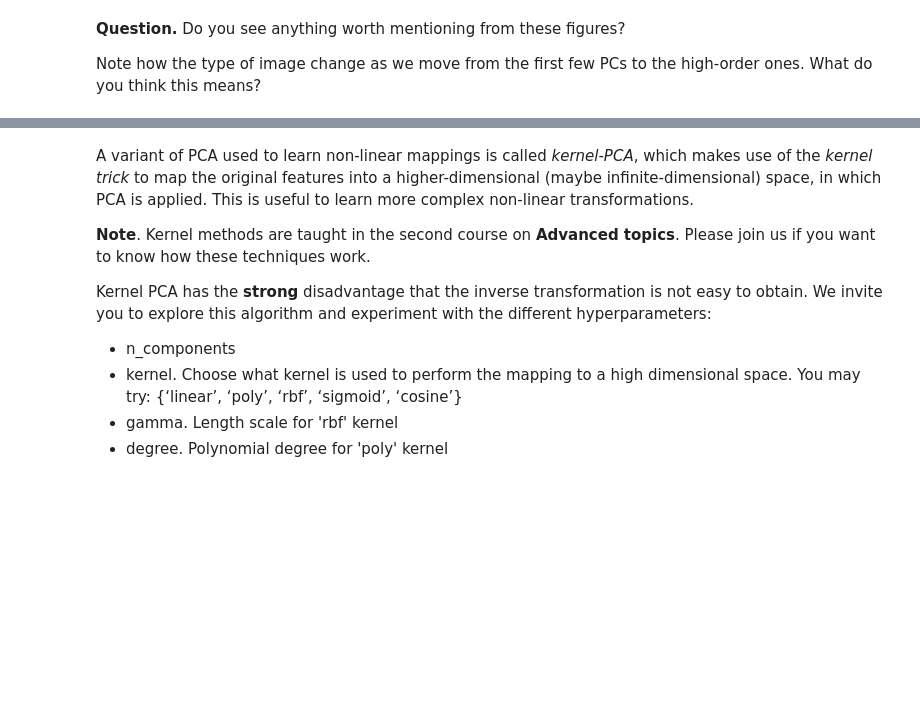
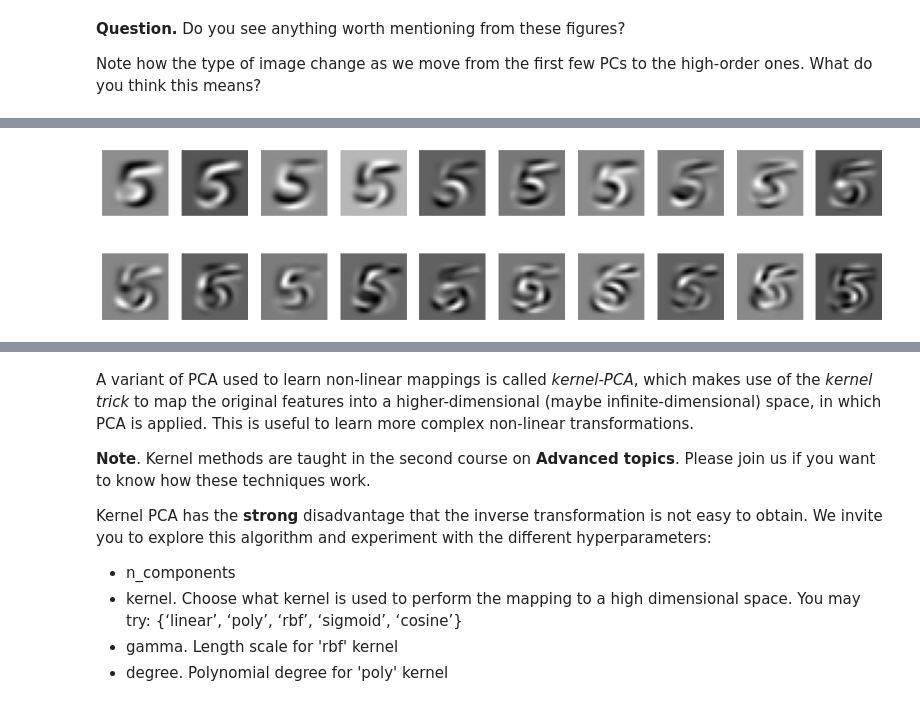
Before and after one commit to exord/btf-pca, a Jupyter notebook: pca.ipynb, the cells around one changed output, grey strips where cells are left out. Drawn from its saved outputs; the diff is of its cells as text; code cells hidden in the pictures; blank space fills up the shorter version.

```diff
--- a/pca.ipynb
+++ b/pca.ipynb
@@ -323,11 +246,0 @@ Before transforming the data, lets plot every pair of features:
-# %%
-fig, axs = plt.subplots(2,3)
-
-for ax,(i,j) in zip(axs.flatten(),[(0,1),(2,3),(0,2),(1,3),(0,3), (1,2)]):
-    ax.scatter(X[:,i], X[:,j],c=t,)
-    ax.set_xlabel(names[i])
-    ax.set_ylabel(names[j])
-
-fig.set_size_inches(10,5)
-fig.tight_layout()
-plt.show()
@@ -354,12 +246,0 @@ print('Is the reconstruction perfect? {}'.format('Yes' if np.allclose(X, X4D_inv
-# %%
-# Let us plot the four features after reconstruction. Compare this with the first plot in this section.
-fig, axs = plt.subplots(2,3)
-
-for ax,(i,j) in zip(axs.flatten(),[(0,1),(2,3),(0,2),(1,3),(0,3), (1,2)]):
-    ax.scatter(X4D_inv[:,i], X4D_inv[:,j],c=t,)
-    ax.set_xlabel(names[i])
-    ax.set_ylabel(names[j])
-
-fig.set_size_inches(10,5)
-fig.tight_layout()
-plt.show()
@@ -482,0 +417,18 @@ plt.imshow(pca.mean_.reshape(28, 28), cmap='gray')
+# %%
+npc = 20
+
+ncolumns = 10
+nrows = npc // ncolumns
+
+# Add extra row, if necessary
+if npc % ncolumns:
+    nrows += 1
+
+fig, axs = plt.subplots(nrows, ncolumns, figsize=(16, 2*nrows))
+
+for i, ax in zip(range(npc), axs.flatten()):
+    pci_reshaped = pca.components_[i].reshape(28,28)
+    ax.imshow(pci_reshaped, cmap='gray_r')
+    ax.axis('off')
+# %% [output]
+[figure, added]
```
Also changed, not shown: parts of 230 cells of this notebook.
